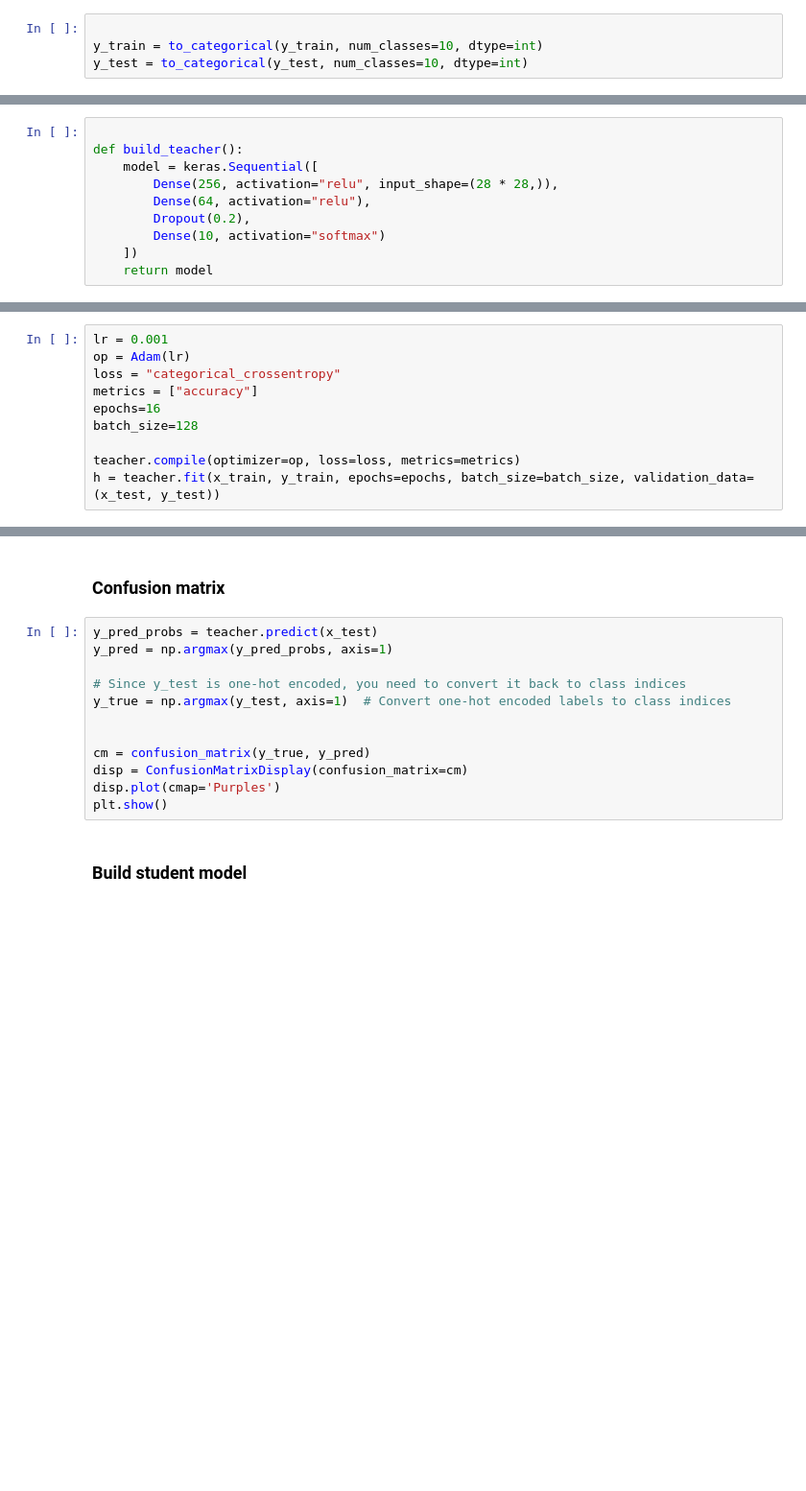
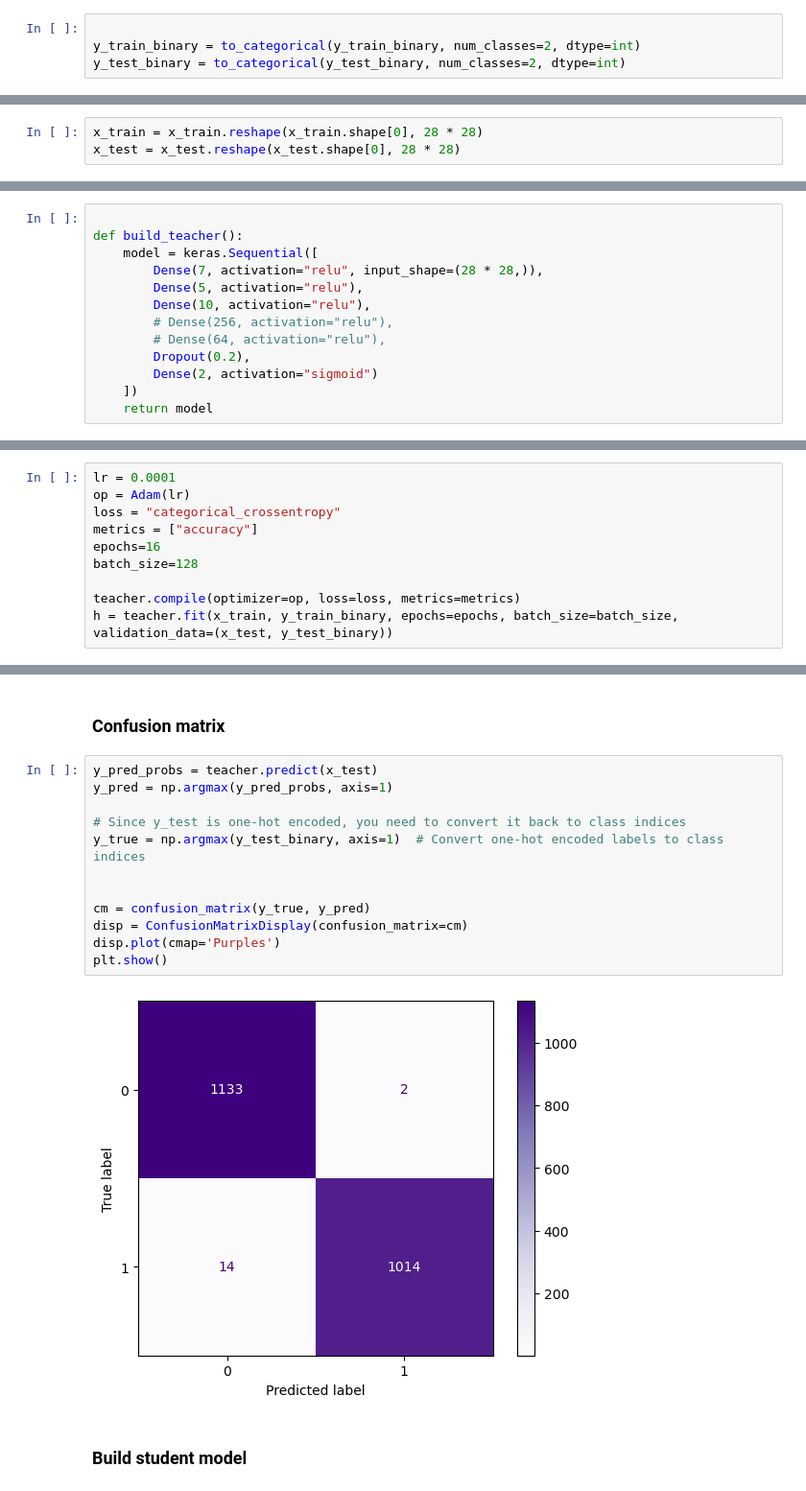
Before and after one commit to RomiSolMolina/IoT-SchoolValencia-2025, a Jupyter notebook: MNIST-MLCompression.ipynb, the cells around one changed output, grey strips where cells are left out. Shown: that part at 96% size. Drawn from its saved outputs; the diff is of its cells as text; blank space fills up the shorter version.

```diff
--- a/MNIST-MLCompression.ipynb
+++ b/MNIST-MLCompression.ipynb
@@ -66,7 +104,7 @@ x_test = x_test.reshape(-1, 28 * 28)
 # %%
 
-y_train = to_categorical(y_train, num_classes=10, dtype=int)
-y_test = to_categorical(y_test, num_classes=10, dtype=int)
+y_train_binary = to_categorical(y_train_binary, num_classes=2, dtype=int)
+y_test_binary = to_categorical(y_test_binary, num_classes=2, dtype=int)
 # %% [markdown]
 ### Student model definition
 # %%
@@ -116,16 +145,22 @@ def build_student():
 
             )
     return modelQ
+# %%
+x_train = x_train.reshape(x_train.shape[0], 28 * 28)
+x_test = x_test.reshape(x_test.shape[0], 28 * 28)
 # %% [markdown]
 ### Teacher model
 # %%
 
 def build_teacher():
     model = keras.Sequential([
-        Dense(256, activation="relu", input_shape=(28 * 28,)),
-        Dense(64, activation="relu"),
+        Dense(7, activation="relu", input_shape=(28 * 28,)),
+        Dense(5, activation="relu"),
+        Dense(10, activation="relu"),
+        # Dense(256, activation="relu"),
+        # Dense(64, activation="relu"),
         Dropout(0.2),
-        Dense(10, activation="softmax")
+        Dense(2, activation="sigmoid")
     ])
     return model
 # %% [markdown]
@@ -136,5 +207,5 @@ teacher.summary()
 # %%
-lr = 0.001
+lr = 0.0001
 op = Adam(lr)
 loss = "categorical_crossentropy"
 metrics = ["accuracy"]
@@ -142,4 +213,4 @@ epochs=16
 batch_size=128
 
 teacher.compile(optimizer=op, loss=loss, metrics=metrics)
-h = teacher.fit(x_train, y_train, epochs=epochs, batch_size=batch_size, validation_data=(x_test, y_test))
+h = teacher.fit(x_train, y_train_binary, epochs=epochs, batch_size=batch_size, validation_data=(x_test, y_test_binary))
@@ -168,15 +264,17 @@ plt.show()
 # %%
 y_pred_probs = teacher.predict(x_test)
 y_pred = np.argmax(y_pred_probs, axis=1)
 
 # Since y_test is one-hot encoded, you need to convert it back to class indices
-y_true = np.argmax(y_test, axis=1)  # Convert one-hot encoded labels to class indices
+y_true = np.argmax(y_test_binary, axis=1)  # Convert one-hot encoded labels to class indices
 
 
 cm = confusion_matrix(y_true, y_pred)
 disp = ConfusionMatrixDisplay(confusion_matrix=cm)
 disp.plot(cmap='Purples')
 plt.show()
+# %% [output]
+[figure, added]
 # %% [markdown]
 ### Build student model
 # %%
```
Also changed, not shown: parts of 23 cells of this notebook, 6 other files.
